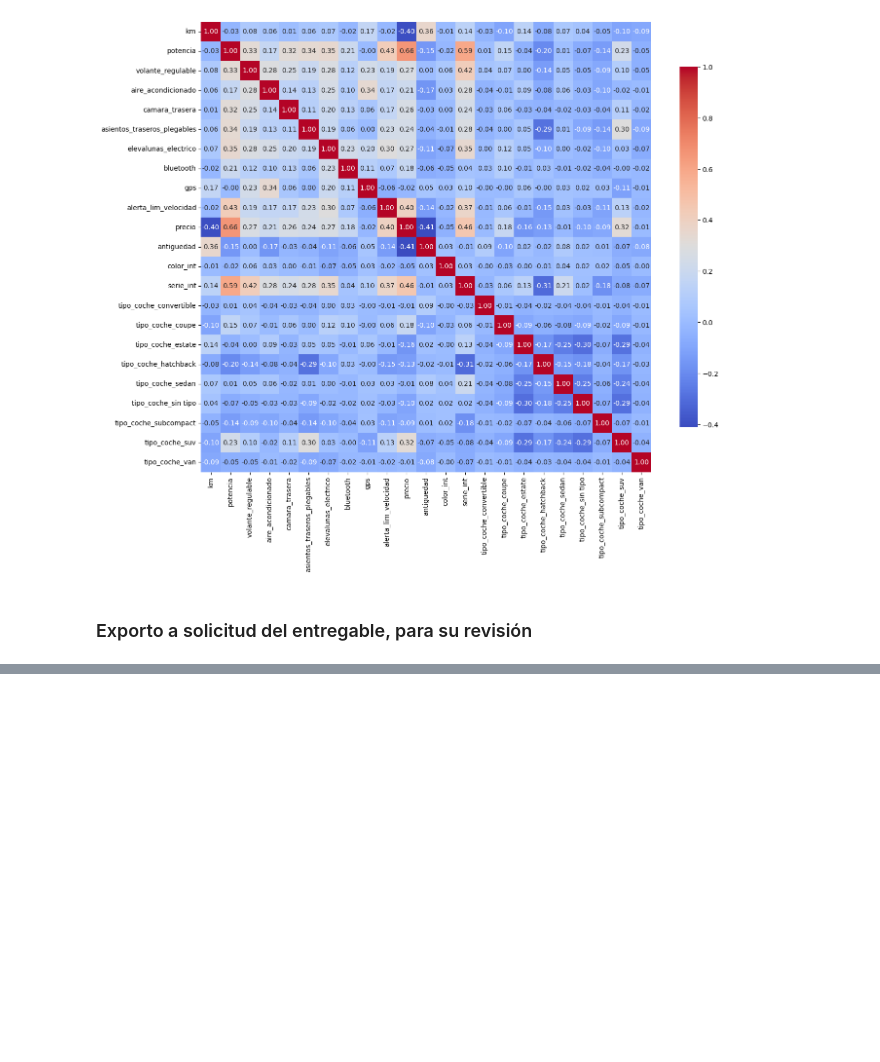
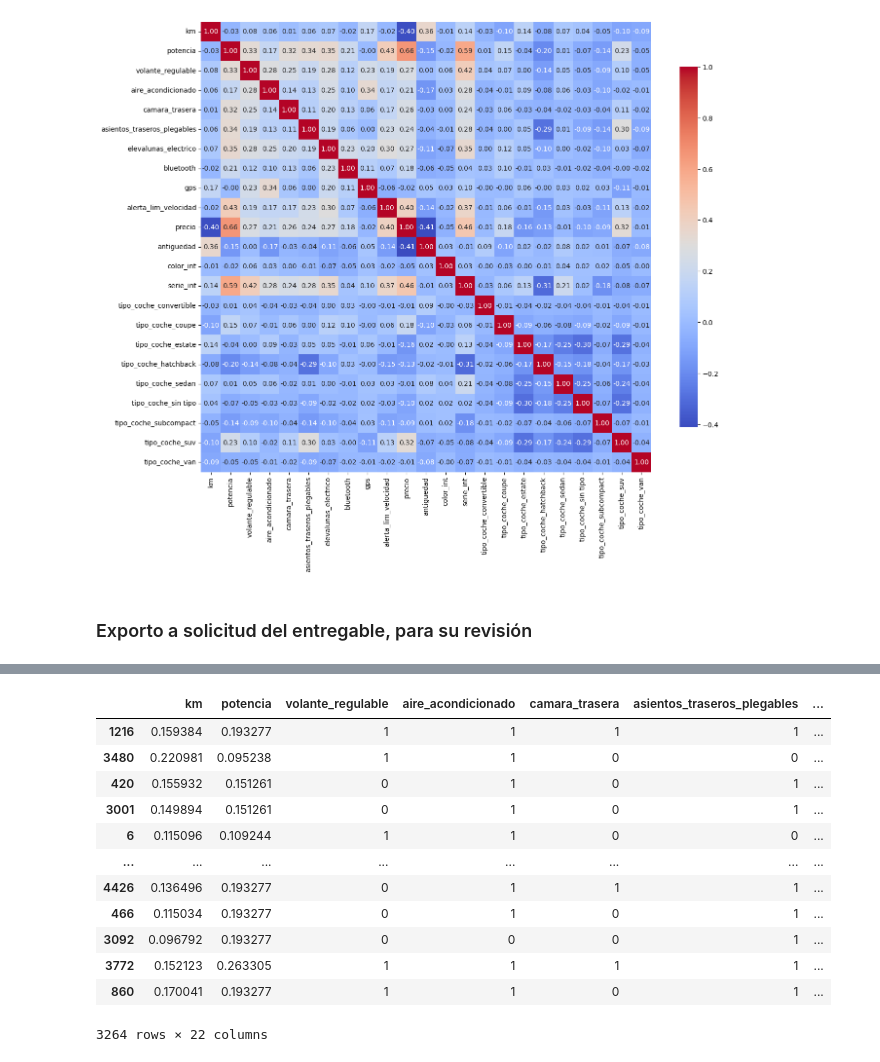
Before and after one commit to Unbiunio/Project-BMW, a Jupyter notebook: df_bmw.ipynb, the cells around one changed output, grey strips where cells are left out. Cells and saved outputs as stored; diff of their text form; code cells hidden in the pictures; blank space fills up the shorter version.

```diff
--- a/df_bmw.ipynb
+++ b/df_bmw.ipynb
@@ -1122,0 +1147,2 @@ df_bmw50.to_csv(file_name, index=False)
+# %%
+y= df_bmw_final["precio"]
@@ -1122,0 +1171,18 @@ df_bmw50.to_csv(file_name, index=False)
+# %%
+X_train, X_test, y_train, y_test = train_test_split(X,y,test_size=0.3, random_state=42)
+# %%
+X_train
+# %% [output]
+|  | km | potencia | volante_regulable | aire_acondicionado | camara_trasera | asientos_traseros_plegables | ... |
+| 1216 | 0.159384 | 0.193277 | 1 | 1 | 1 | 1 | ... |
+| 3480 | 0.220981 | 0.095238 | 1 | 1 | 0 | 0 | ... |
+| 420 | 0.155932 | 0.151261 | 0 | 1 | 0 | 1 | ... |
+| 3001 | 0.149894 | 0.151261 | 0 | 1 | 0 | 1 | ... |
+| 6 | 0.115096 | 0.109244 | 1 | 1 | 0 | 0 | ... |
+| ... | ... | ... | ... | ... | ... | ... | ... |
+| 4426 | 0.136496 | 0.193277 | 0 | 1 | 1 | 1 | ... |
+| 466 | 0.115034 | 0.193277 | 0 | 1 | 0 | 1 | ... |
+| 3092 | 0.096792 | 0.193277 | 0 | 0 | 0 | 1 | ... |
+| 3772 | 0.152123 | 0.263305 | 1 | 1 | 1 | 1 | ... |
+| 860 | 0.170041 | 0.193277 | 1 | 1 | 0 | 1 | ... |
+3264 rows × 22 columns
```
Also changed, not shown: parts of 21 cells of this notebook.
